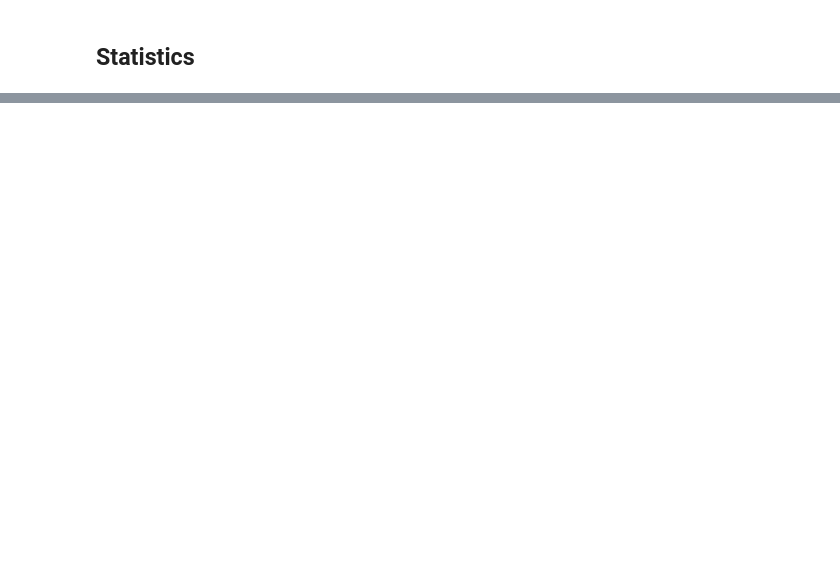
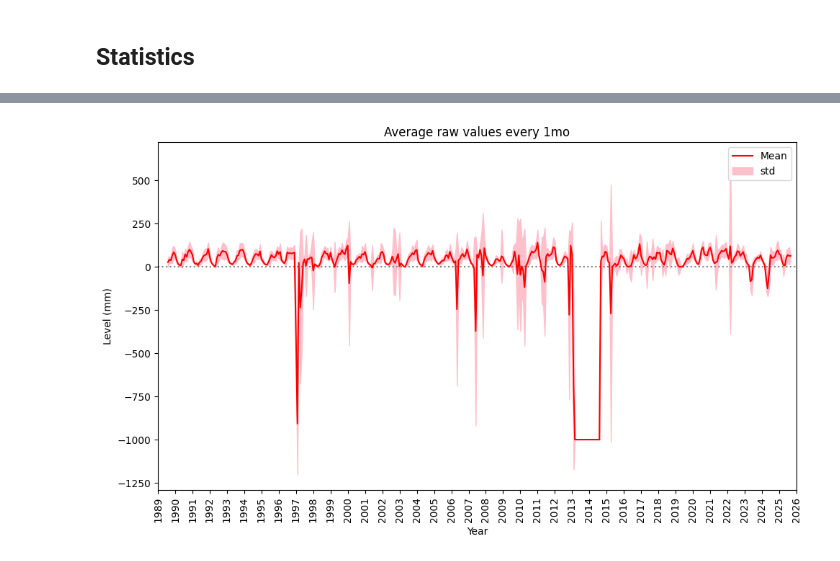
Before and after one commit to gmcginnis/info-698-capstone, a Jupyter notebook: 01_eda.ipynb, the cells around one changed output, grey strips where cells are left out. Drawn from its saved outputs; the diff is of its cells as text; code cells hidden in the pictures; blank space fills up the shorter version.

```diff
--- a/01_eda.ipynb
+++ b/01_eda.ipynb
@@ -461,7 +409,8 @@ print(data_combined['source'].value_counts(dropna = False))
 # data_mini.resample('YE').agg(['mean','std'])
 
 # data_sumstats = data_mini['1989-01-01 00:00:01':'1989-12-31 23:59:59']
-data_sumstats = data_combined['raw'].dropna().resample('6ME').agg(['mean','std']).dropna()
+# data_sumstats = data_combined['raw'].dropna().resample('6ME').agg(['mean','std']).dropna()
+data_sumstats = data_combined['raw'].dropna().resample('1ME').agg(['mean','std']).dropna()
 data_sumstats
 # plt.figure(figsize=(12,6))
 # plt.plot(data_sumstats.index, data_sumstats['mean'])
@@ -474,28 +438,35 @@ data_sumstats
 # %%
 #Plot
 
 fig, ax = plt.subplots(figsize=(10, 6))
     # ax.figure(figsize=(10, 6))
 plt.axhline(y=0, color = "grey", linestyle = ":")
 # ax.vlines(data_subset_rain.index, ymin=0, ymax=data_subset_rain['ra']*3, color = "blue", label = "Rain (x3)")
-ax.plot(data_sumstats.index, data_sumstats['mean'], color = "red", label = "Mean", marker = 'x')
+# ax.plot(data_sumstats.index, data_sumstats['mean'], color = "red", label = "Mean", marker = 'x')
+ax.plot(data_sumstats.index, data_sumstats['mean'], color = "red", label = "Mean")
 # ax.plot(data_sumstats.index, data_sumstats['std'], color = "green", label = "std")
 ax.fill_between(data_sumstats.index, data_sumstats['mean']-data_sumstats['std'], data_sumstats['mean']+data_sumstats['std'], color = "pink", label = "std")
 # ax.plot(data_subset_cal.index, data_subset_cal['weir_level'], linestyle='none', marker='x', color="red", label = "Calibration")
 # plt.plot(data_subset_rain.index, data_subset_rain['ra']*3, color = "blue", linestyle='none', marker='o')
 # plt.plot(data_calibrations.index, data_calibrations['level'], color = "red")
 ax.set_xlabel('Year')
 ax.set_ylabel('Level (mm)')
-ax.set_title('Average raw values every 6mo')
+ax.set_title('Average raw values every 1mo')
 # ax.set_title('Simple Time Series Plot')
 # ax.set_ylim(bottom=0)
 ax.set_xlim(left = dt.date(1989, 1, 1), right=dt.date(2026, 1, 1))
 # ax.grid(True)
 # ax.xaxis.set_major_locator(mdates.MonthLocator(interval=6)) # Show ticks every month
 ax.xaxis.set_major_locator(mdates.YearLocator(month=1)) # Show ticks every month
-ax.xaxis.set_minor_locator(mdates.YearLocator(month=7)) # Show ticks every month
+# ax.xaxis.set_minor_locator(mdates.YearLocator(month=7)) # Show ticks every month
 # plt.xticks(np.arange(min(data_sumstats.index), max(data_sumstats.index)+1, 1.0),rotation=45, ha='right')
 plt.xticks(rotation=90)
 # ax.xaxis.set_major_locator(ticker.MultipleLocator(1))
 plt.tight_layout()
 plt.legend(loc = 'upper right')
+
+plt.show()
+
+del fig, ax
+# %% [output]
+[figure, added]
```
Also changed, not shown: parts of 11 cells of this notebook.
